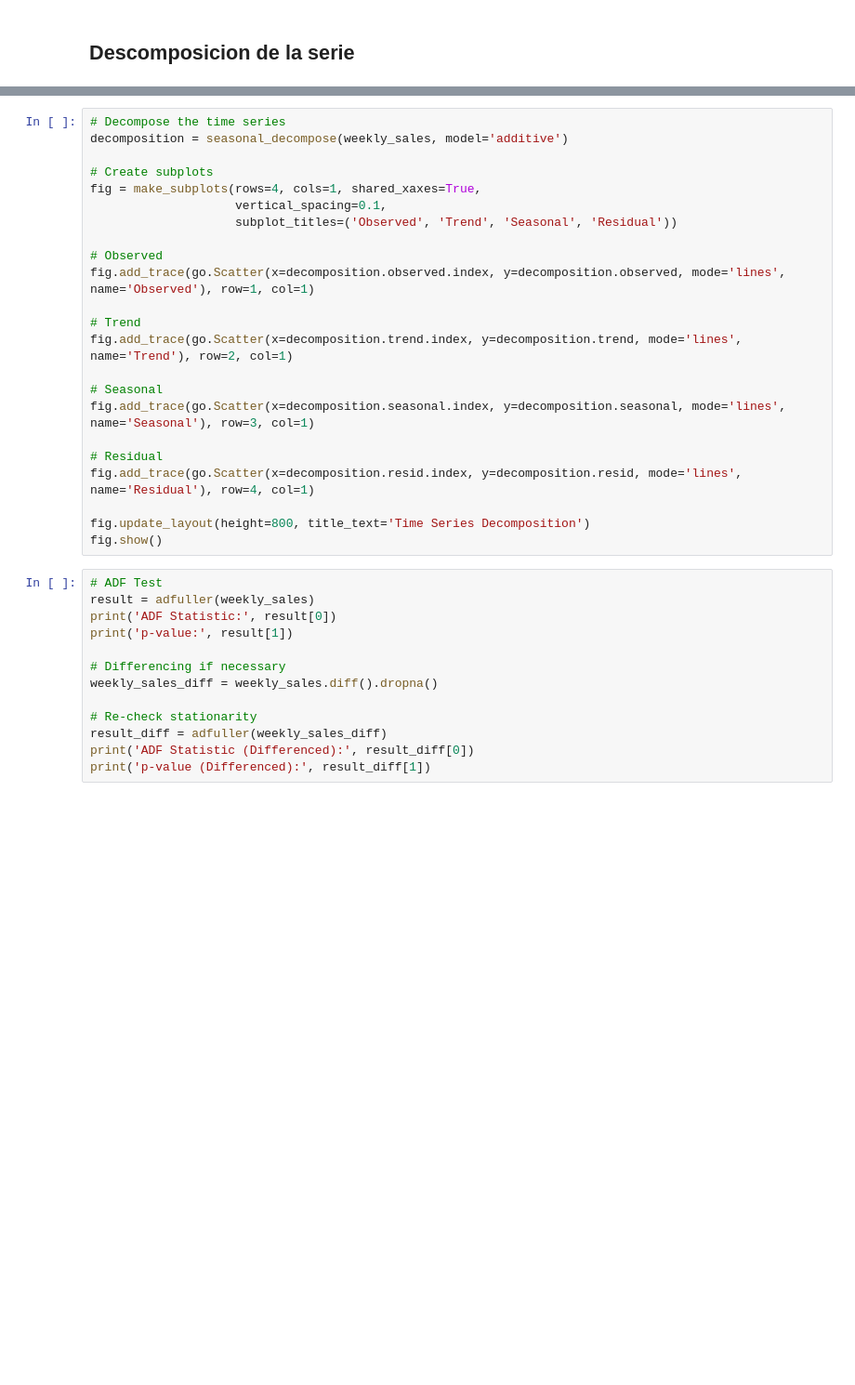
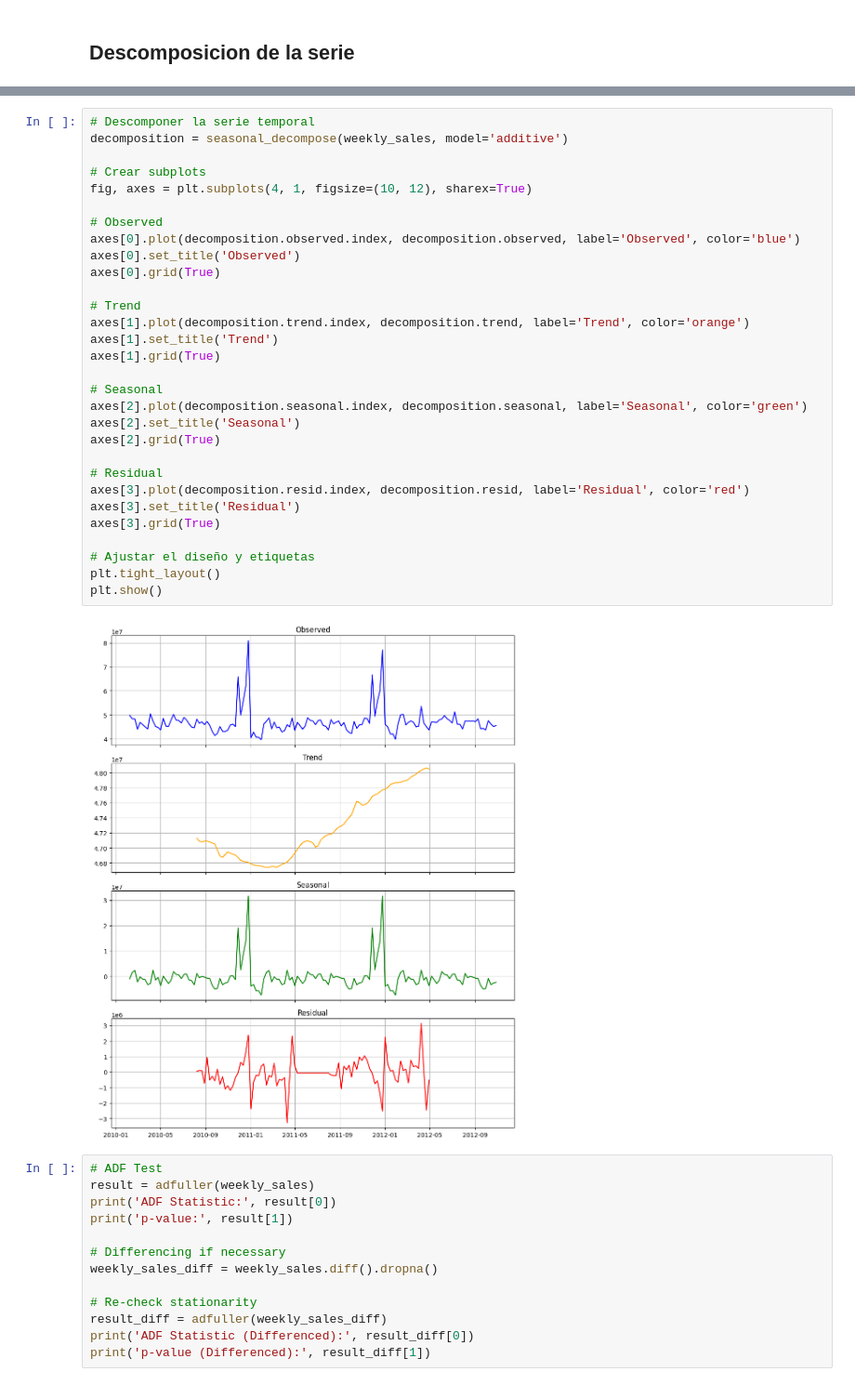
Before and after one commit to SergioSilveraM/jbook_TimeSeries202402, a Jupyter notebook: _sources/notebooks.ipynb, the cells around one changed output, grey strips where cells are left out. Shown at 93% size. Cells and saved outputs as stored; diff of their text form; blank space fills up the shorter version.

```diff
--- a/_sources/notebooks.ipynb
+++ b/_sources/notebooks.ipynb
@@ -351,26 +354,35 @@ fig.show()
-# %%
-# Decompose the time series
-decomposition = seasonal_decompose(weekly_sales, model='additive')
-
-# Create subplots
-fig = make_subplots(rows=4, cols=1, shared_xaxes=True,
-                    vertical_spacing=0.1,
-                    subplot_titles=('Observed', 'Trend', 'Seasonal', 'Residual'))
-
-# Observed
-fig.add_trace(go.Scatter(x=decomposition.observed.index, y=decomposition.observed, mode='lines', name='Observed'), row=1, col=1)
-
-# Trend
-fig.add_trace(go.Scatter(x=decomposition.trend.index, y=decomposition.trend, mode='lines', name='Trend'), row=2, col=1)
-
-# Seasonal
-fig.add_trace(go.Scatter(x=decomposition.seasonal.index, y=decomposition.seasonal, mode='lines', name='Seasonal'), row=3, col=1)
-
-# Residual
-fig.add_trace(go.Scatter(x=decomposition.resid.index, y=decomposition.resid, mode='lines', name='Residual'), row=4, col=1)
-
-fig.update_layout(height=800, title_text='Time Series Decomposition')
-fig.show()
+# %%
+# Descomponer la serie temporal
+decomposition = seasonal_decompose(weekly_sales, model='additive')
+
+# Crear subplots
+fig, axes = plt.subplots(4, 1, figsize=(10, 12), sharex=True)
+
+# Observed
+axes[0].plot(decomposition.observed.index, decomposition.observed, label='Observed', color='blue')
+axes[0].set_title('Observed')
+axes[0].grid(True)
+
+# Trend
+axes[1].plot(decomposition.trend.index, decomposition.trend, label='Trend', color='orange')
+axes[1].set_title('Trend')
+axes[1].grid(True)
+
+# Seasonal
+axes[2].plot(decomposition.seasonal.index, decomposition.seasonal, label='Seasonal', color='green')
+axes[2].set_title('Seasonal')
+axes[2].grid(True)
+
+# Residual
+axes[3].plot(decomposition.resid.index, decomposition.resid, label='Residual', color='red')
+axes[3].set_title('Residual')
+axes[3].grid(True)
+
+# Ajustar el diseño y etiquetas
+plt.tight_layout()
+plt.show()
+# %% [output]
+[figure, added]
 # %%
 # ADF Test
 result = adfuller(weekly_sales)
```
Also changed, not shown: parts of 2 cells of this notebook, 5 other files.
